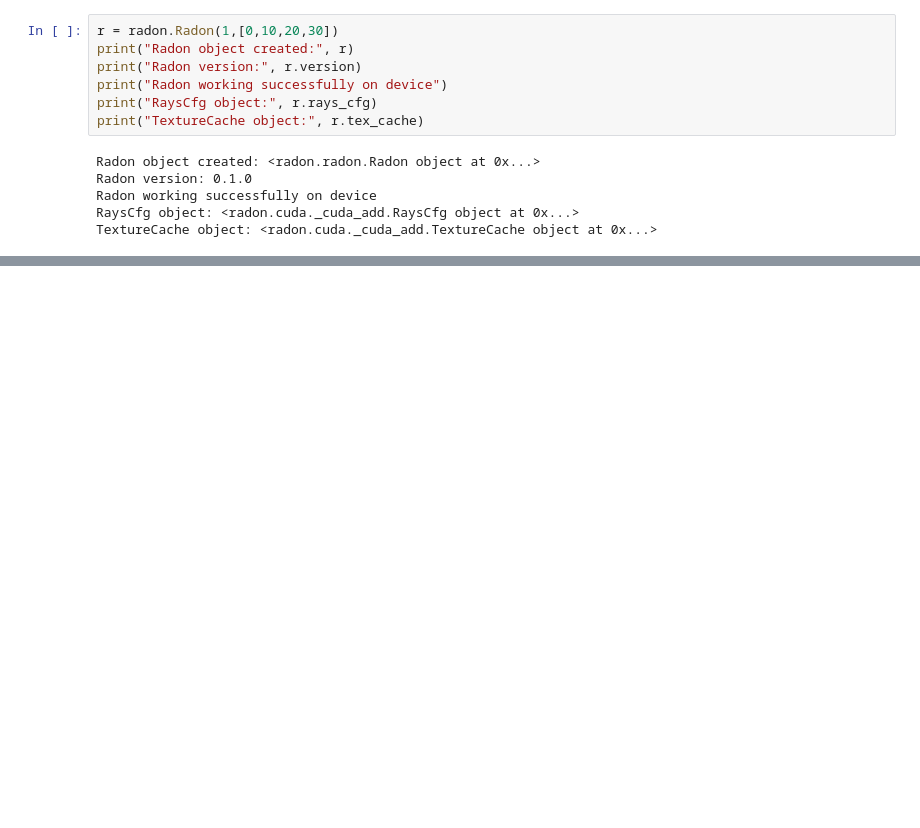
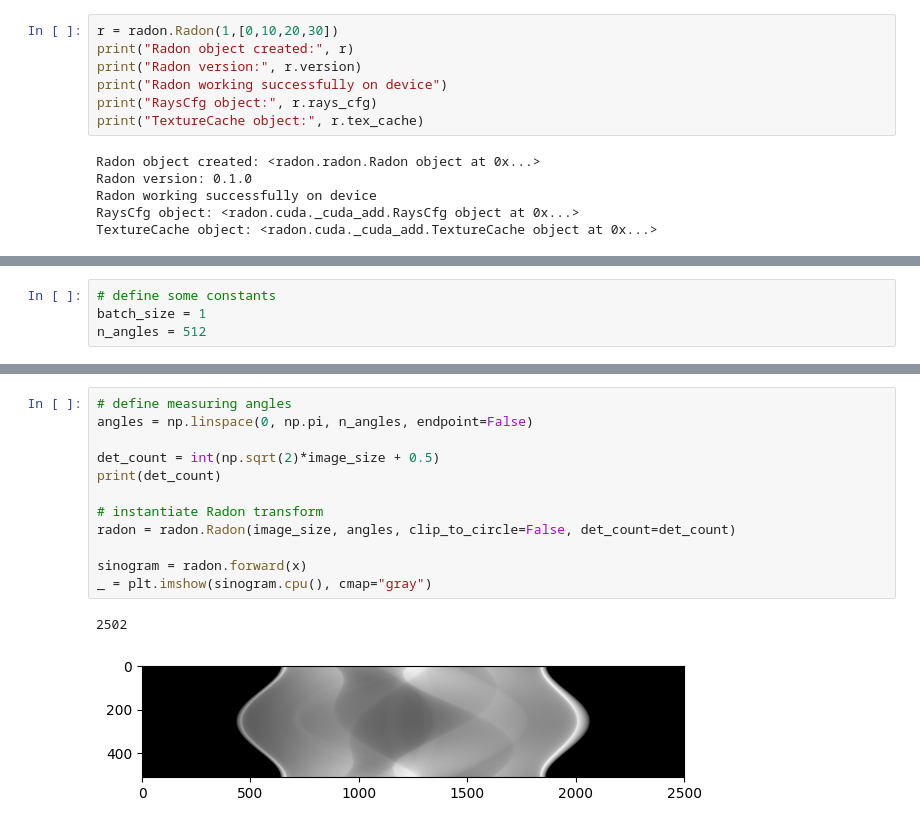
Before and after one commit to ophusgroup/radon, a Jupyter notebook: notebooks/hello_world.ipynb, the cells around one changed output, grey strips where cells are left out. Drawn from its saved outputs; the diff is of its cells as text; blank space fills up the shorter version.

```diff
--- a/notebooks/hello_world.ipynb
+++ b/notebooks/hello_world.ipynb
@@ -46,0 +52,4 @@ TextureCache object: <radon.cuda._cuda_add.TextureCache object at 0x...>
+# %%
+# define some constants
+batch_size = 1
+n_angles = 512
@@ -46,0 +74,15 @@ TextureCache object: <radon.cuda._cuda_add.TextureCache object at 0x...>
+# %%
+# define measuring angles
+angles = np.linspace(0, np.pi, n_angles, endpoint=False)
+
+det_count = int(np.sqrt(2)*image_size + 0.5)
+print(det_count)
+
+# instantiate Radon transform
+radon = radon.Radon(image_size, angles, clip_to_circle=False, det_count=det_count)
+
+sinogram = radon.forward(x)
+_ = plt.imshow(sinogram.cpu(), cmap="gray")
+# %% [output]
+2502
+[figure, added]
```
Also changed, not shown: parts of 4 cells of this notebook, 3 other files.
